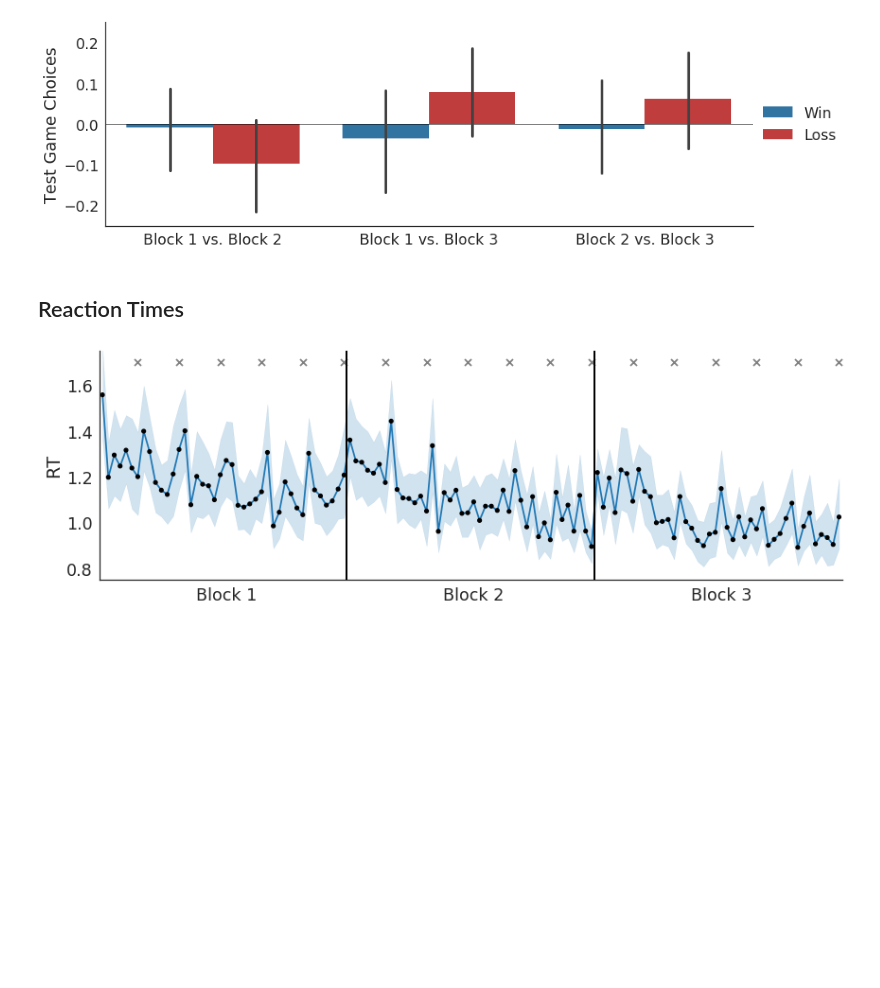
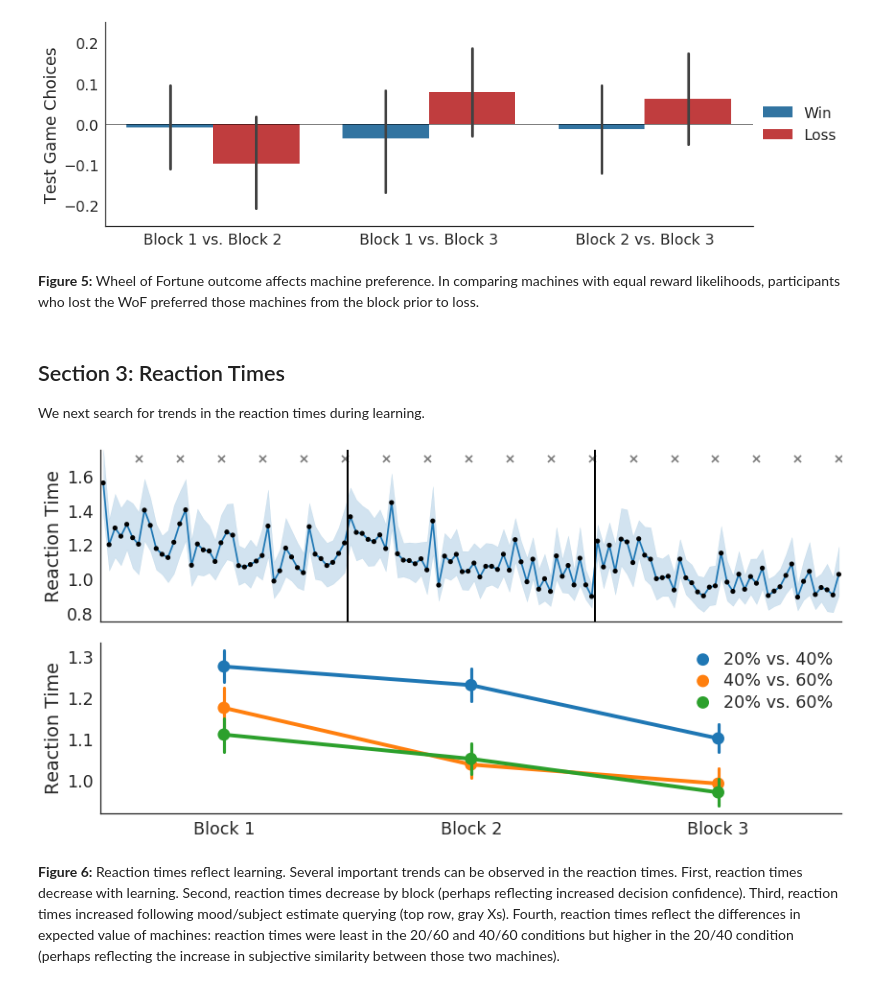
Before and after one commit to szorowi1/pni-rotations, a Jupyter notebook: results_behavior.ipynb, the cells around one changed output. Cells and saved outputs as stored; diff of their text form; code cells hidden in the pictures; blank space fills up the shorter version.

```diff
--- a/results_behavior.ipynb
+++ b/results_behavior.ipynb
@@ -314,36 +329,58 @@ sns.despine()
 plt.tight_layout()
 # %% [output]
 [figure]
-# %% [markdown]
-## Reaction Times
+# %% [markdown]
+**Figure 5:** Wheel of Fortune outcome affects machine preference. In comparing machines with equal reward likelihoods, participants who lost the WoF preferred those machines from the block prior to loss.
+# %% [markdown]
+## Section 3: Reaction Times
+We next search for trends in the reaction times during learning.
 # %%
+from pandas import Categorical
+
 #~~~~~~~~~~~~~~~~~~~~~~~~~~~~~~~~~~~~~~~~~~#
 ### Load and prepare data.
 #~~~~~~~~~~~~~~~~~~~~~~~~~~~~~~~~~~~~~~~~~~#
 
+## Subset data.
 rt = data[np.logical_and(data.Block < 4, data.RT.notnull())].copy()
+
+## Span trials between 1 and 126.
 rt.Trial += (rt.Block - 1) * rt.Trial.max()
 rt.Trial -= 1
+
+## Classify types of trials.
+hue = np.where(rt[['M1','M2']] % 3, rt[['M1','M2']] % 3, 3).sum(axis=1)
+hue = Categorical(hue, categories=[3,5,4], ordered=True).rename_categories(['20% vs. 40%',
+                                                                            '40% vs. 60%',
+                                                                            '20% vs. 60%'])
+rt['TrialType'] = hue
 
 #~~~~~~~~~~~~~~~~~~~~~~~~~~~~~~~~~~~~~~~~~~#
 ### Plotting.
 #~~~~~~~~~~~~~~~~~~~~~~~~~~~~~~~~~~~~~~~~~~#
 
 ## Initialize canvas.
-fig, ax = plt.subplots(1,1,figsize=(12,4))
+fig, axes = plt.subplots(2,1,figsize=(12,6))
 
 ## Plot RTs.
-sns.lineplot('Trial', 'RT', data=rt, zorder=0, ax=ax)
-sns.pointplot('Trial', 'RT', data=rt, color='k', scale=0.5, join=False, ci=None, zorder=10, ax=ax)
+sns.lineplot('Trial', 'RT', data=rt, zorder=0, ax=axes[0])
+sns.pointplot('Trial', 'RT', data=rt, color='k', scale=0.5, join=False, ci=None, zorder=10, ax=axes[0])
 
 ## Add info.
 queries = np.concatenate([ratings.Trial.unique() + b * 42 for b in np.arange(3)])
-ax.scatter(queries-1, np.ones_like(queries) * 1.7, marker='x', color='grey')
-ax.vlines([41.5,83.5], 0.75, 1.75, linewidth=2)
-ax.set(xlim=(rt.Trial.min()-0.5, rt.Trial.max()+0.5), xlabel='', xticks=[21,63,105],
-       xticklabels=['Block 1', 'Block 2', 'Block 3'], ylim=(0.75, 1.75))
+axes[0].scatter(queries-1, np.ones_like(queries) * 1.7, marker='x', color='grey')
+axes[0].vlines([41.5,83.5], 0.75, 1.75, linewidth=2)
+axes[0].set(xlim=(rt.Trial.min()-0.5, rt.Trial.max()+0.5), xlabel='', xticks=[],
+            ylim=(0.75, 1.75), ylabel='Reaction Time')
+
+## Barplot.
+sns.pointplot('Block', 'RT', 'TrialType', rt, scale=1.25, ax=axes[1])
+axes[1].set(xticklabels=['Block 1', 'Block 2', 'Block 3'], xlabel='', ylabel='Reaction Time')
+axes[1].legend(loc=1, borderpad=0, labelspacing=0.25, handletextpad=0.25, title='')
 
 sns.despine()
 plt.tight_layout()
 # %% [output]
-[figure, old version]
+[figure, new version]
+# %% [markdown]
+**Figure 6:** Reaction times reflect learning. Several important trends can be observed in the reaction times. First, reaction times decrease with learning. Second, reaction times decrease by block (perhaps reflecting increased decision confidence). Third, reaction times increased following mood/subject estimate querying (top row, gray Xs). Fourth, reaction times reflect the differences in expected value of machines: reaction times were least in the 20/60 and 40/60 conditions but higher in the 20/40 condition (perhaps reflecting the increase in subjective similarity between those two machines).
```
Also changed, not shown: parts of 18 cells of this notebook, 1 other file.
